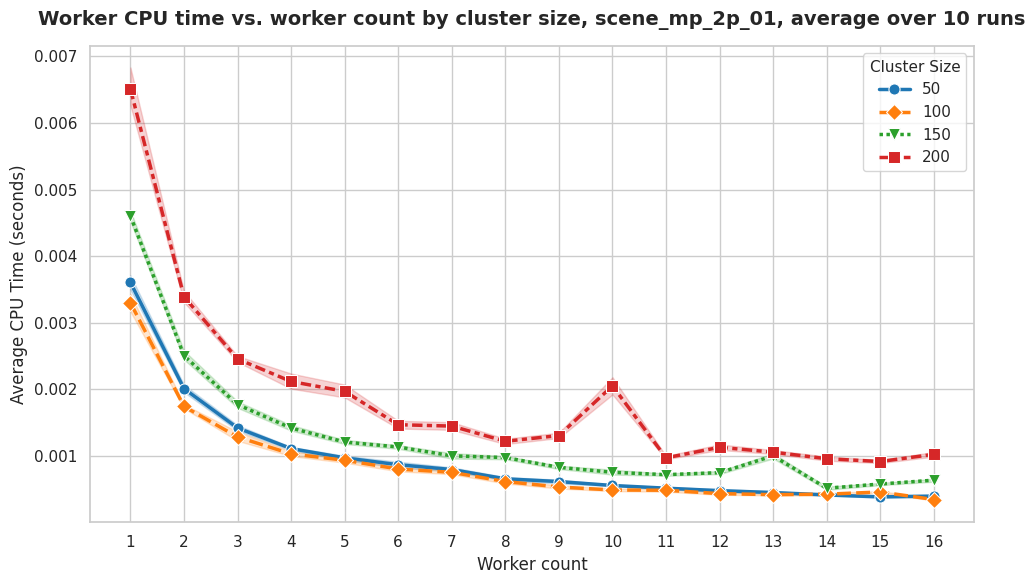
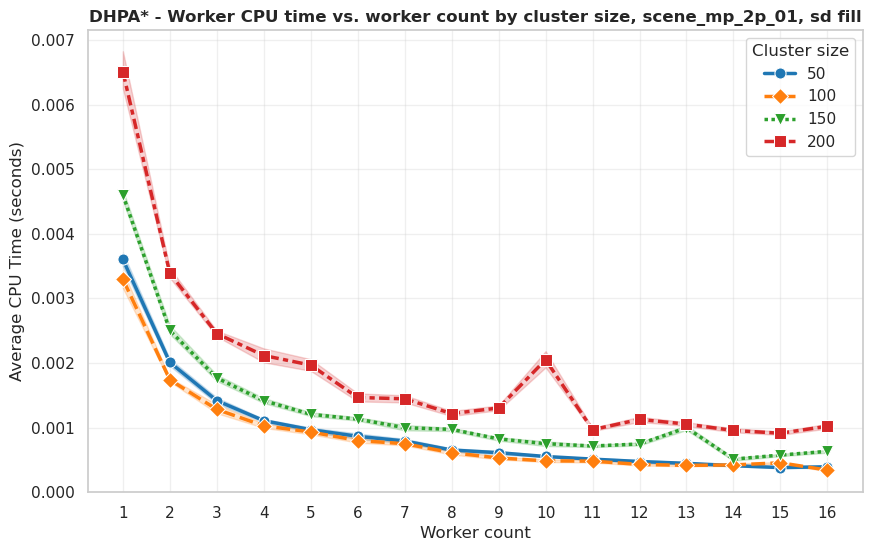
Unified diff of the notebook cell whose output changed from the first chart to the second:
--- before
+++ after
@@ -18,10 +18,10 @@
 )
 
-plt.title("Worker CPU time vs. worker count by cluster size, scene_mp_2p_01, average over 10 runs", fontsize=14, fontweight='bold', pad=15)
+plt.title("DHPA* - Worker CPU time vs. worker count by cluster size, scene_mp_2p_01, sd fill", fontsize=12, fontweight='bold')
 plt.xlabel("Worker count", fontsize=12)
-plt.ylabel("Average CPU Time (seconds)", fontsize=12)
+plt.ylabel("Average CPU Time (seconds)")
 plt.xticks(sorted(df["workers_size"].unique()))
-plt.legend(title="Cluster Size", title_fontsize='11', loc='best')
-plt.tight_layout()
+plt.legend(title="Cluster size")
+plt.grid(True, alpha=0.3)
 plt.show()
 
@@ -41,9 +41,9 @@
 )
 
-plt.title("Worker max memory vs. worker count by cluster size, scene_mp_2p_01, average over 10 runs", fontsize=14, fontweight='bold', pad=15)
+plt.title("DHPA* - Worker max memory vs. worker count by cluster size, scene_mp_2p_01, sd fill", fontsize=12, fontweight='bold')
 plt.xlabel("Worker count", fontsize=12)
 plt.ylabel("Average max memory (MB)", fontsize=12)
 plt.xticks(sorted(df["workers_size"].unique()))
-plt.legend(title="Cluster Size", title_fontsize='11', loc='best')
-plt.tight_layout()
+plt.legend(title="Cluster size")
+plt.grid(True, alpha=0.3)
 plt.show()

Commit: standardize